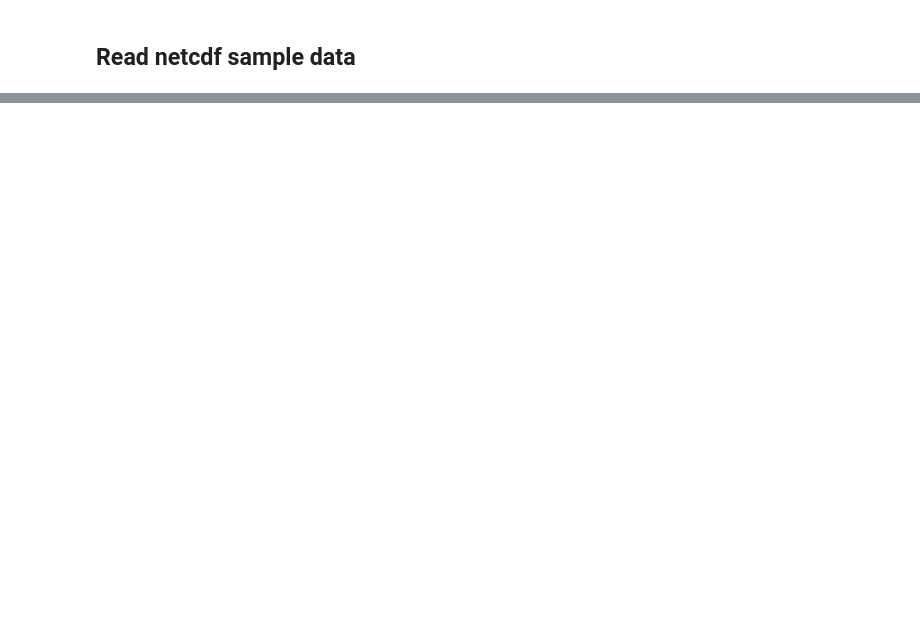
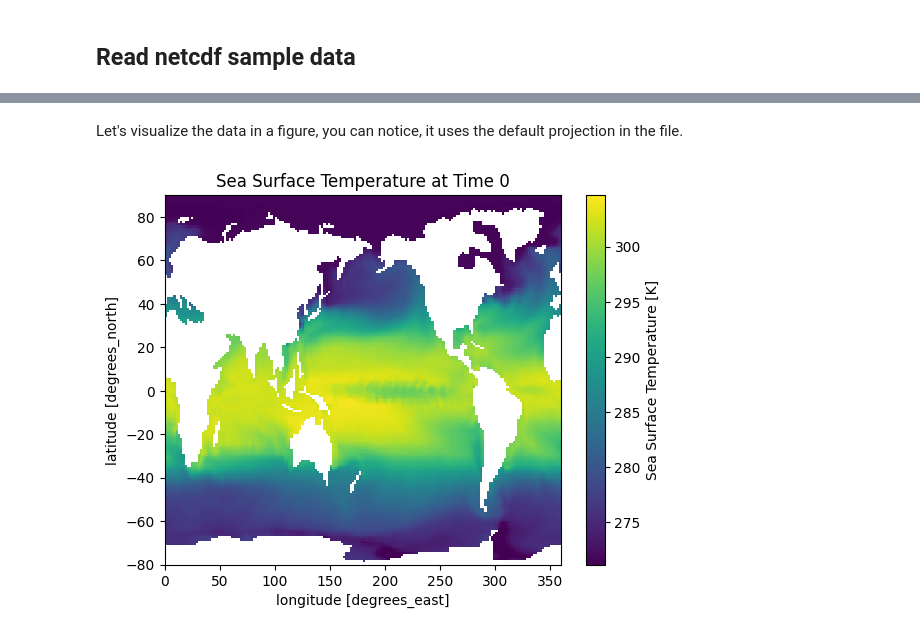
Before and after one commit to CASD-EU/ConstanceDataPlatform, a Jupyter notebook: Seminar4_Raster_Data_Management/sedona_raster_loader/sedona_read_raster_data.ipynb, the cells around one changed output, grey strips where cells are left out. Drawn from its saved outputs; the diff is of its cells as text; code cells hidden in the pictures; blank space fills up the shorter version.

```diff
--- a/Seminar4_Raster_Data_Management/sedona_raster_loader/sedona_read_raster_data.ipynb
+++ b/Seminar4_Raster_Data_Management/sedona_raster_loader/sedona_read_raster_data.ipynb
@@ -252,0 +244,6 @@ Py4JJavaError: An error occurred while calling o172.parquet.
+# %%
+# Open the NetCDF file
+ds = xr.open_dataset(netcdf_sample)
+
+# Show dataset structure
+print(ds)
@@ -252,0 +276,3 @@ Py4JJavaError: An error occurred while calling o172.parquet.
+# %%
+tos = ds["tos"]
+print(tos)
@@ -252,0 +294,9 @@ Py4JJavaError: An error occurred while calling o172.parquet.
+# %% [markdown]
+Let's visualize the data in a figure, you can notice, it uses the default projection in the file.
+# %%
+# Plot a 2D slice (e.g., first time step)
+tos.isel(time=0).plot()  # Use correct dimension names like lat/lon
+plt.title("Sea Surface Temperature at Time 0")
+plt.show()
+# %% [output]
+[figure, added]
```
Also changed, not shown: parts of 23 cells of this notebook.
